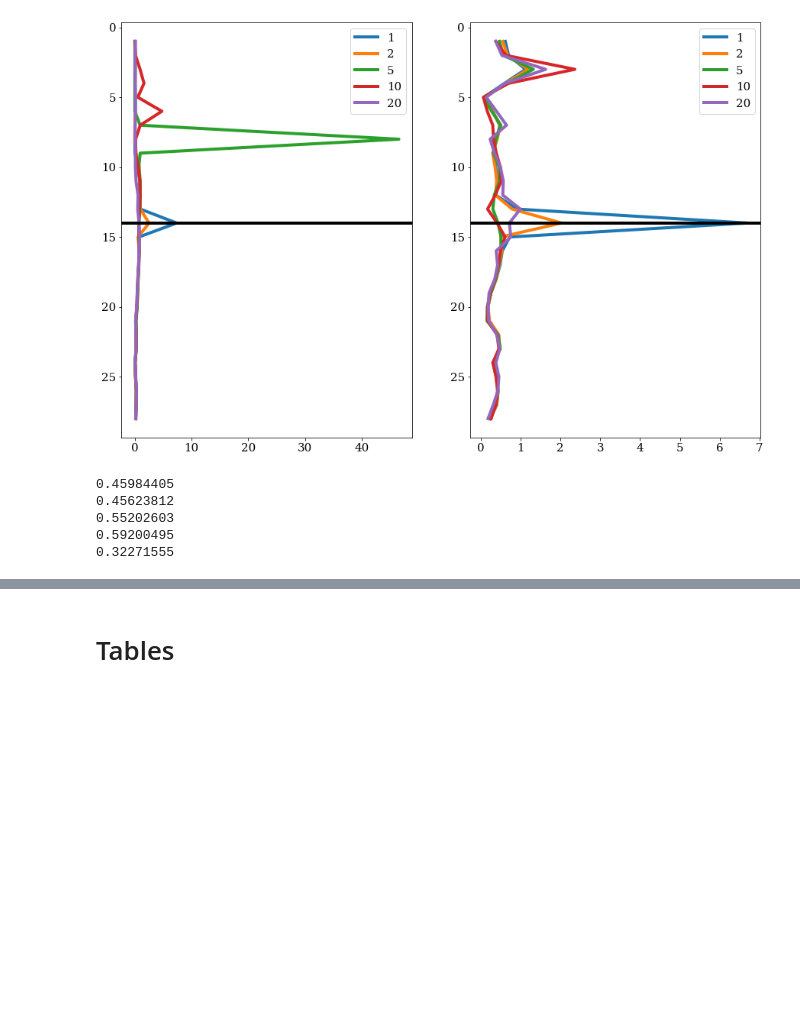
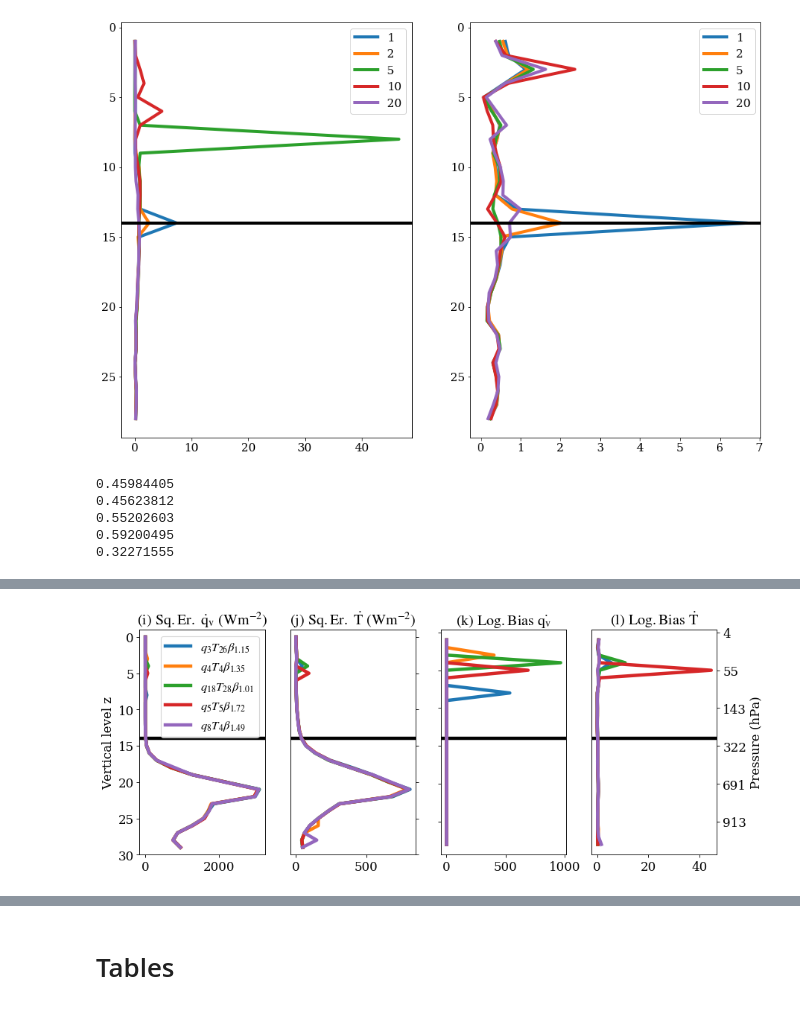
Before and after one commit to BradleyStanleyClamp/CBRAIN-CAM-MLINV, a Jupyter notebook: notebooks/tbeucler_devlog/042_Figures_PRL_Submission.ipynb, the cells around one changed output, grey strips where cells are left out. Drawn from its saved outputs; the diff is of its cells as text; code cells hidden in the pictures; blank space fills up the shorter version.

```diff
--- a/notebooks/tbeucler_devlog/042_Figures_PRL_Submission.ipynb
+++ b/notebooks/tbeucler_devlog/042_Figures_PRL_Submission.ipynb
@@ -1946,0 +2214,7 @@ for imultiplier,multiplier in enumerate(mult_array):
+# %%
+mdstats = {}
+errnorm = {}
+D_qv = {}
+D_T = {}
+d_qv = {}
+d_T = {}
@@ -1946,0 +2234,4 @@ for imultiplier,multiplier in enumerate(mult_array):
+# %%
+Sscale = pickle.load(open(pathPKL+'2020_10_27_scale.pkl','rb'))
+# %%
+scale = Sscale['scale']
@@ -1946,0 +2249,87 @@ for imultiplier,multiplier in enumerate(mult_array):
+# %%
+TITLEBOT = [r'$\mathrm{\left(i\right)\ \mathrm{Sq.Er.}\ \dot{q}_{v}\ \left(Wm^{-2}\right)}$',
+         r'$\mathrm{\left(j\right)\ \mathrm{Sq.Er.}\ \dot{T}\ \left(Wm^{-2}\right)}$',
+         r'$\mathrm{\left(k\right)\ \mathrm{Log.Bias}\ \dot{q_{v}}}$',
+         r'$\mathrm{\left(l\right)\ \mathrm{Log.Bias}\ \dot{T}}$']
+# %%
+f = plt.figure(num=None, figsize=(12.5,5), dpi=80, facecolor='w', edgecolor='k')
+
+ifig = 0
+
+### Subplot a ###
+ifig += 1
+ax = f.add_subplot(1,4,ifig)
+
+plt.axhline(y=14,color='k',linewidth=lw,zorder=0)
+for i,NNs in enumerate(NNarray):
+    ax.plot(mdstats[NNs]['hor_mse'][:30]*scale[:30]**2,vind,
+            label='$q_{'+str(int(IMRES[isort[i]]))+'}T_{'+str(int(IERES[isort[i]]))+'}\\beta_{'+str(int(100*BETA[isort[i]])/100)+'}$')
+
+if ifig==1:
+    plt.legend()
+    plt.ylabel('Vertical level z')
+plt.ylim((YMIN,YMAX))
+plt.gca().invert_yaxis()
+plt.title(TITLEBOT[ifig-1])
+
+
+### Subplot b ###
+ifig += 1
+ax = f.add_subplot(1,4,ifig)
+
+plt.axhline(y=14,color='k',linewidth=lw,zorder=0)
+for i,NNs in enumerate(NNarray):
+    ax.plot(mdstats[NNs]['hor_mse'][90:120]*scale[90:120]**2,vind)
+plt.ylim((YMIN,YMAX))
+plt.gca().invert_yaxis()
+plt.gca().yaxis.tick_right()
+plt.gca().yaxis.set_label_position("right")
+plt.title(TITLEBOT[ifig-1])
+
+plt.draw()
+# Change y labels to none
+labels = [item.get_text() for item in ax.get_yticklabels()]
+for ilab,lab in enumerate(labels):
+    if ifig==2: labels[ilab]=''
+    elif ifig==4:
+        IND = min(29,max(0,int(float(labels[ilab].replace('−', '-')))))
+        labels[ilab]=str('%01.0f'%coor.lev[IND].values)
+ax.set_yticklabels(labels)
+
+### Subplot c ###
+ifig += 1
+ax = f.add_subplot(1,4,ifig)
+
+for i,NNs in enumerate(NNarray):
+    ax.plot(d_qv[NNs],vind[1:-1])
+ax.axhline(y=14,color='k',linewidth=lw,zorder=0)
+ax.invert_yaxis()
+plt.title(TITLEBOT[ifig-1])
+plt.draw()
+# Change y labels to none
+labels = [item.get_text() for item in ax.get_yticklabels()]
+for ilab,lab in enumerate(labels):
+    labels[ilab]=''
+ax.set_yticklabels(labels)
+
+### Subplot d ###
+ifig += 1
+ax = f.add_subplot(1,4,ifig)
+
+for i,NNs in enumerate(NNarray):
+    ax.plot(d_T[NNs],vind[1:-1])
+ax.axhline(y=14,color='k',linewidth=lw,zorder=0)
+ax.invert_yaxis()
+ax.yaxis.tick_right()
+ax.yaxis.set_label_position("right")
+ax.set_ylabel('Pressure (hPa)')
+plt.title(TITLEBOT[ifig-1])
+plt.draw()
+
+# Change y labels to none
+labels = [item.get_text() for item in ax.get_yticklabels()]
+for ilab,lab in enumerate(labels):
+    IND = min(29,max(0,int(float(labels[ilab].replace('−', '-')))))
+    labels[ilab]=str('%01.0f'%coor.lev[IND].values)
+ax.set_yticklabels(labels)
+# %% [output]
@@ -1946,0 +2344 @@ for imultiplier,multiplier in enumerate(mult_array):
+[figure, added]
```
Also changed, not shown: parts of 34 cells of this notebook.
